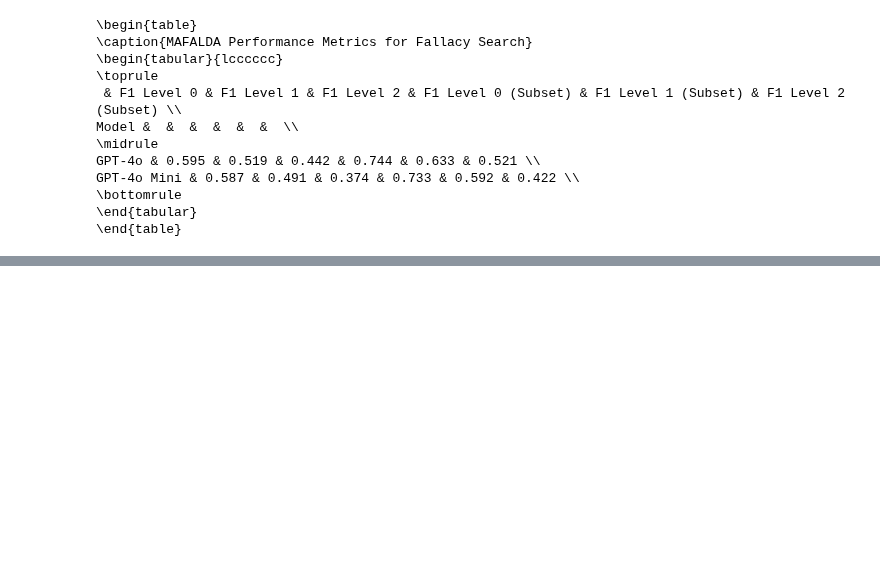
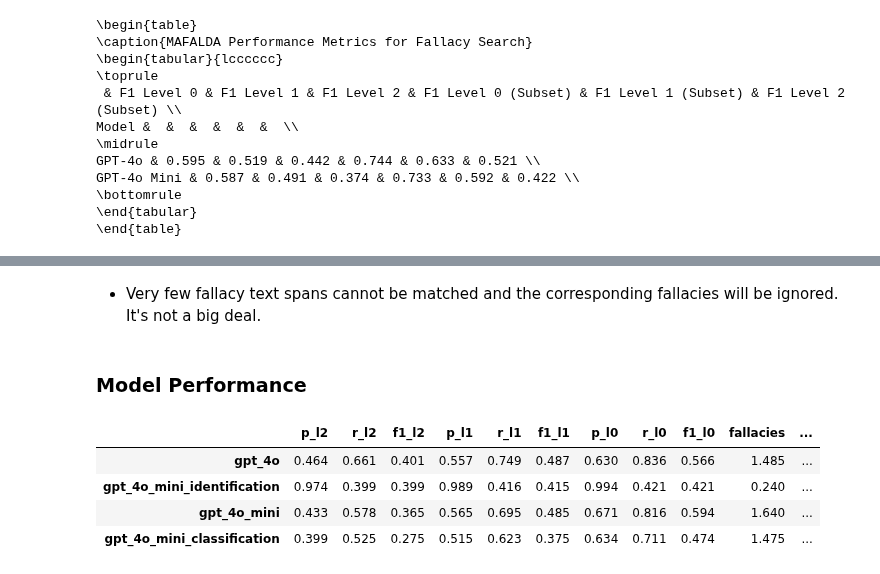
Before and after one commit to aimfeld/fallacy-detection, a Jupyter notebook: fallacy_search.ipynb, the cells around one changed output, grey strips where cells are left out. Saved outputs shown, nothing was run; the diff lists cells and outputs as text; code cells hidden in the pictures; blank space fills up the shorter version.

```diff
--- a/fallacy_search.ipynb
+++ b/fallacy_search.ipynb
@@ -126,0 +116,4 @@ GPT-4o Mini & 0.587 & 0.491 & 0.374 & 0.733 & 0.592 & 0.422 \\
+# %%
+filename_ood = 'data/mafalda_e31_v1.csv'
+df_mafalda_ood = get_mafalda_df(filename_ood)
+df_mafalda_ood.head()
@@ -126,0 +152,13 @@ GPT-4o Mini & 0.587 & 0.491 & 0.374 & 0.733 & 0.592 & 0.422 \\
+# %% [markdown]
+- Very few fallacy text spans cannot be matched and the corresponding fallacies will be ignored. It's not a big deal.
+# %% [markdown]
+### Model Performance
+# %%
+df_metrics = get_llm_metrics(df_mafalda_ood)
+df_metrics.sort_values('f1_l2', ascending=False).round(3)
+# %% [output]
+|  | p_l2 | r_l2 | f1_l2 | p_l1 | r_l1 | f1_l1 | p_l0 | r_l0 | f1_l0 | fallacies | ... |
+| gpt_4o | 0.464 | 0.661 | 0.401 | 0.557 | 0.749 | 0.487 | 0.630 | 0.836 | 0.566 | 1.485 | ... |
+| gpt_4o_mini_identification | 0.974 | 0.399 | 0.399 | 0.989 | 0.416 | 0.415 | 0.994 | 0.421 | 0.421 | 0.240 | ... |
+| gpt_4o_mini | 0.433 | 0.578 | 0.365 | 0.565 | 0.695 | 0.485 | 0.671 | 0.816 | 0.594 | 1.640 | ... |
+| gpt_4o_mini_classification | 0.399 | 0.525 | 0.275 | 0.515 | 0.623 | 0.375 | 0.634 | 0.711 | 0.474 | 1.475 | ... |
```
Also changed, not shown: parts of 13 cells of this notebook, 4 other files.
